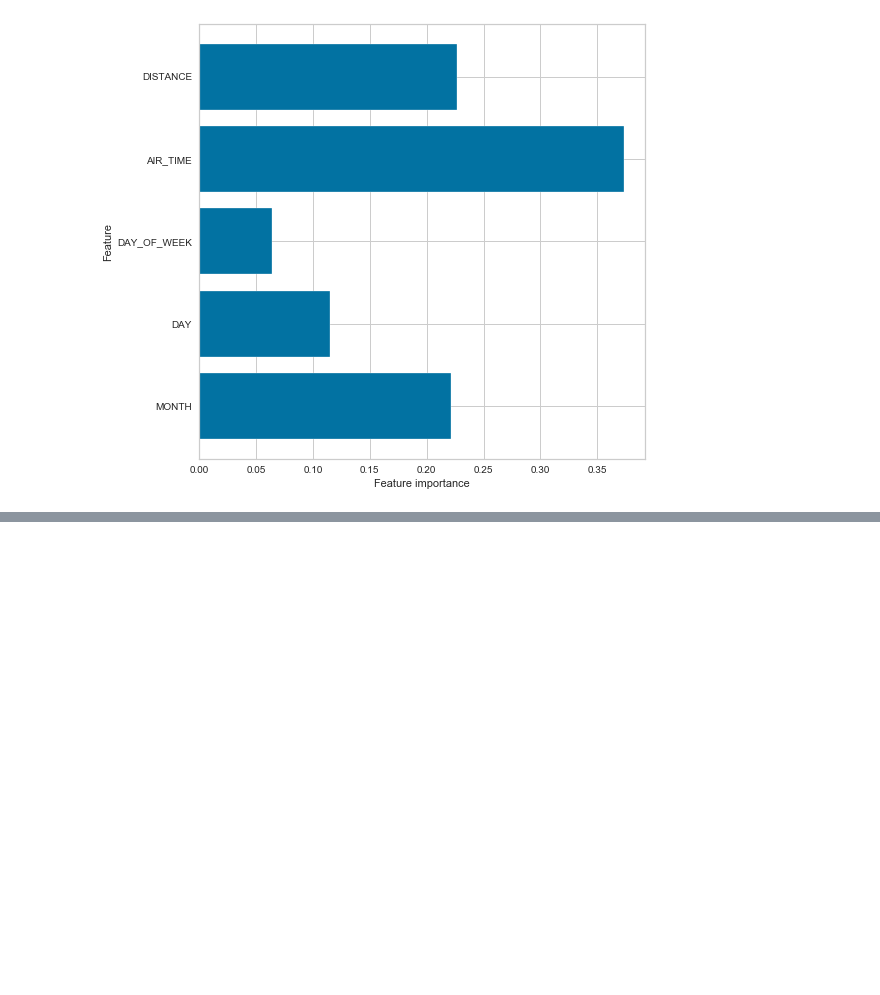
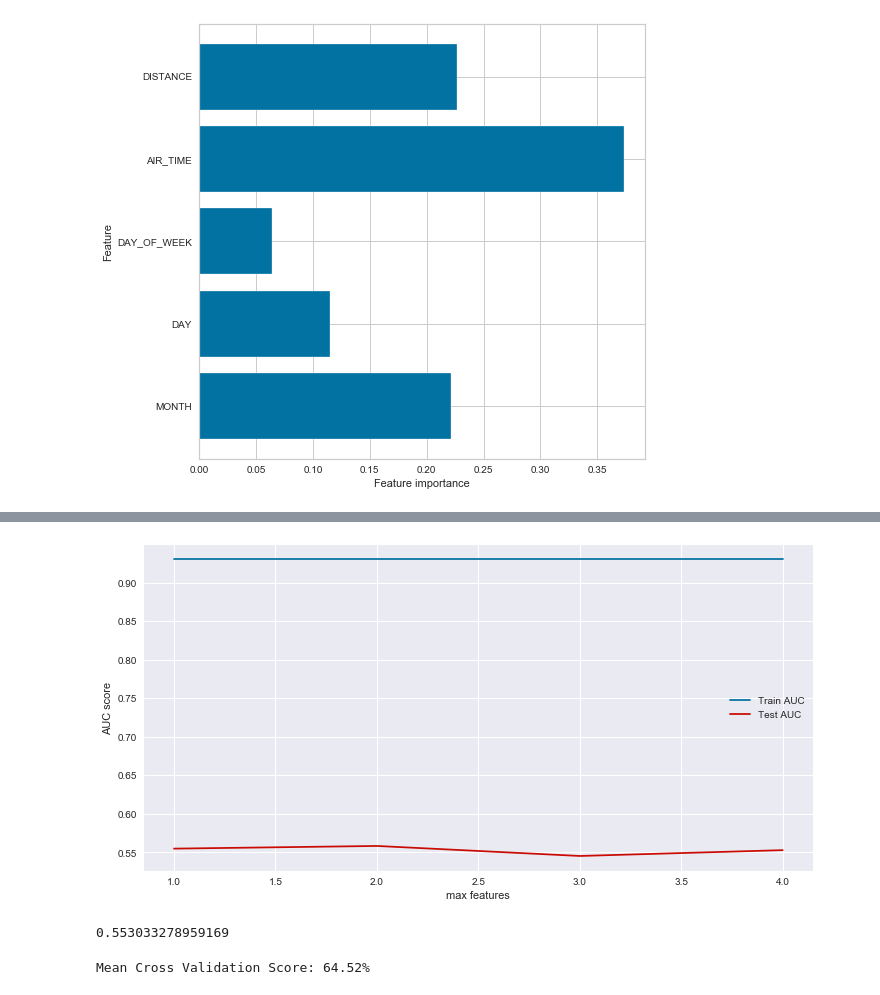
Before and after one commit to petehumphries/Flatiron_Project_5, a Jupyter notebook: KNN_and_Such.ipynb, the cells around one changed output, grey strips where cells are left out. Cells and saved outputs as stored; diff of their text form; code cells hidden in the pictures; blank space fills up the shorter version.

```diff
--- a/KNN_and_Such.ipynb
+++ b/KNN_and_Such.ipynb
@@ -311,0 +408,39 @@ ValueError: max_features must be in (0, n_features]
+# %%
+max_features = list(range(1, X_train.shape[1]))
+train_results = []
+test_results = []
+for max_feature in max_features:
+   dt = DecisionTreeClassifier(criterion='entropy', max_features=max_feature, random_state=SEED)
+   dt.fit(X_train, y_train)
+   train_pred = dt.predict(X_train)
+   false_positive_rate, true_positive_rate, thresholds = roc_curve(y_train, train_pred)
+   roc_auc = auc(false_positive_rate, true_positive_rate)
+   train_results.append(roc_auc)
+   y_pred = dt.predict(X_test)
+   false_positive_rate, true_positive_rate, thresholds = roc_curve(y_test, y_pred)
+   roc_auc = auc(false_positive_rate, true_positive_rate)
+   test_results.append(roc_auc)
+
+plt.figure(figsize=(12,6))
+plt.plot(max_features, train_results, 'b', label='Train AUC')
+plt.plot(max_features, test_results, 'r', label='Test AUC')
+plt.ylabel('AUC score')
+plt.xlabel('max features')
+plt.legend()
+plt.show()
+# 2.0 again
+# %% [output]
+[figure, added]
+# %%
+dt = DecisionTreeClassifier(criterion='entropy',
+                           max_features=2,
+                           max_depth=11,
+                           min_samples_split=0.2,
+                           min_samples_leaf=0.25,
+                           random_state=SEED)
+dt.fit(X_train, y_train)
+false_positive_rate, true_positive_rate, thresholds = roc_curve(y_test, y_pred)
+roc_auc = auc(false_positive_rate, true_positive_rate)
+roc_auc
+# %% [output]
+0.553033278959169
@@ -311,0 +449,9 @@ ValueError: max_features must be in (0, n_features]
+# %%
+dt_clf = DecisionTreeClassifier()
+
+dt_cv_score = cross_val_score(dt_clf, X_train, y_train, cv=3)
+mean_dt_cv_score = np.mean(dt_cv_score)
+
+print(f"Mean Cross Validation Score: {mean_dt_cv_score :.2%}")
+# %% [output]
+Mean Cross Validation Score: 64.52%
```
Also changed, not shown: parts of 15 cells of this notebook.
